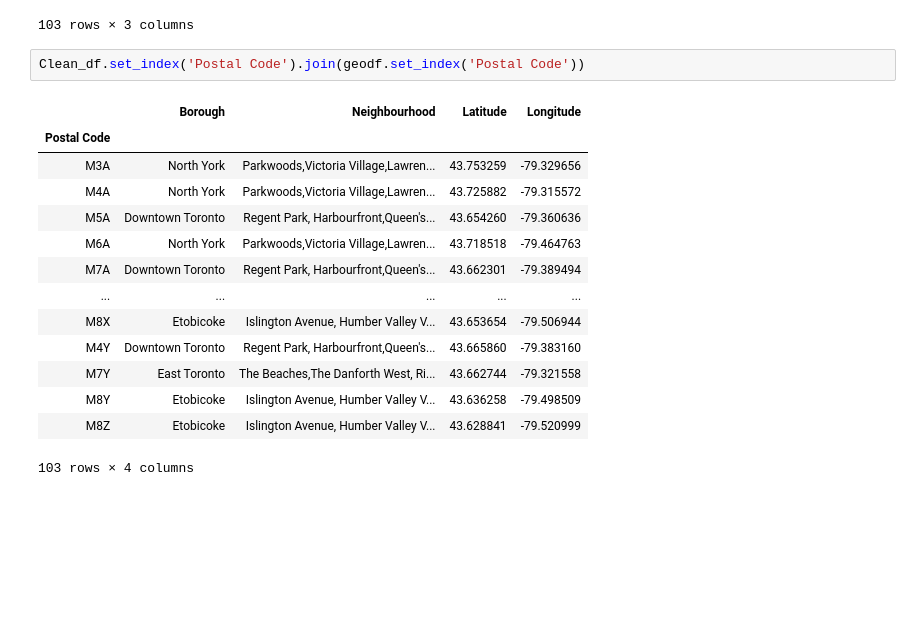
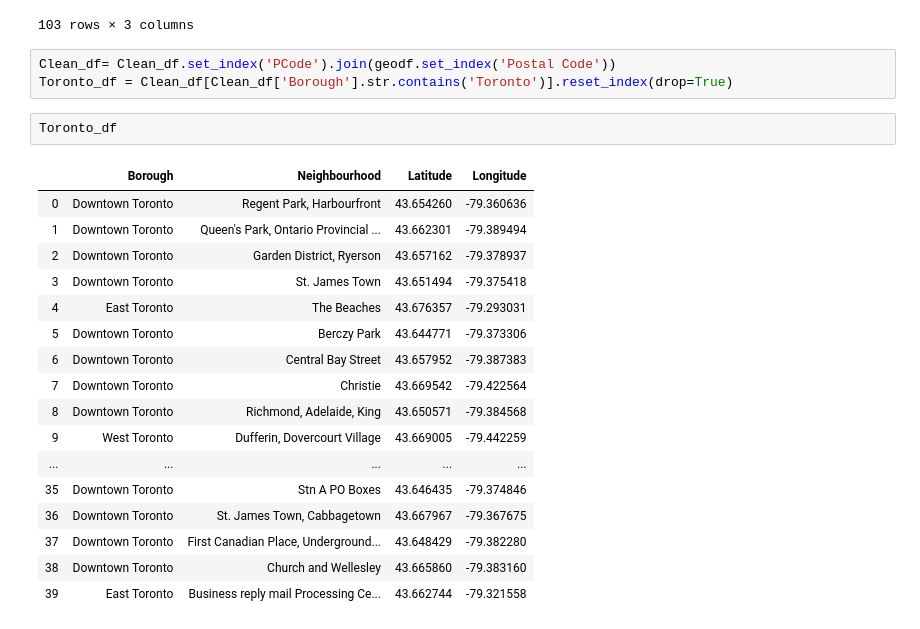
Before and after one commit to sadeghireza/IBM_DataScientice, a Jupyter notebook: Assignment Segmenting and Clustering Neighborhoods in Toronto-part2.ipynb, the cells around one changed output. Cells and saved outputs as stored; diff of their text form; blank space fills up the shorter version.

```diff
--- a/Assignment Segmenting and Clustering Neighborhoods in Toronto-part2.ipynb
+++ b/Assignment Segmenting and Clustering Neighborhoods in Toronto-part2.ipynb
@@ -158,19 +165,25 @@ geodf
 | 102 | M9W | 43.706748 | -79.594054 |
 103 rows × 3 columns
 # %%
-Clean_df.set_index('Postal Code').join(geodf.set_index('Postal Code'))
+Clean_df= Clean_df.set_index('PCode').join(geodf.set_index('Postal Code'))
+Toronto_df = Clean_df[Clean_df['Borough'].str.contains('Toronto')].reset_index(drop=True)
-# %% [output]
-|  | Borough | Neighbourhood | Latitude | Longitude |
-| Postal Code |  |  |  |  |
-| M3A | North York | Parkwoods,Victoria Village,Lawren... | 43.753259 | -79.329656 |
-| M4A | North York | Parkwoods,Victoria Village,Lawren... | 43.725882 | -79.315572 |
-| M5A | Downtown Toronto | Regent Park, Harbourfront,Queen's... | 43.654260 | -79.360636 |
-| M6A | North York | Parkwoods,Victoria Village,Lawren... | 43.718518 | -79.464763 |
-| M7A | Downtown Toronto | Regent Park, Harbourfront,Queen's... | 43.662301 | -79.389494 |
-| ... | ... | ... | ... | ... |
-| M8X | Etobicoke | Islington Avenue, Humber Valley V... | 43.653654 | -79.506944 |
-| M4Y | Downtown Toronto | Regent Park, Harbourfront,Queen's... | 43.665860 | -79.383160 |
-| M7Y | East Toronto | The Beaches,The Danforth West, Ri... | 43.662744 | -79.321558 |
-| M8Y | Etobicoke | Islington Avenue, Humber Valley V... | 43.636258 | -79.498509 |
-| M8Z | Etobicoke | Islington Avenue, Humber Valley V... | 43.628841 | -79.520999 |
-103 rows × 4 columns
+# %%
+Toronto_df
+# %% [output]
+|  | Borough | Neighbourhood | Latitude | Longitude |
+| 0 | Downtown Toronto | Regent Park, Harbourfront | 43.654260 | -79.360636 |
+| 1 | Downtown Toronto | Queen's Park, Ontario Provincial ... | 43.662301 | -79.389494 |
+| 2 | Downtown Toronto | Garden District, Ryerson | 43.657162 | -79.378937 |
+| 3 | Downtown Toronto | St. James Town | 43.651494 | -79.375418 |
+| 4 | East Toronto | The Beaches | 43.676357 | -79.293031 |
+| 5 | Downtown Toronto | Berczy Park | 43.644771 | -79.373306 |
+| 6 | Downtown Toronto | Central Bay Street | 43.657952 | -79.387383 |
+| 7 | Downtown Toronto | Christie | 43.669542 | -79.422564 |
+| 8 | Downtown Toronto | Richmond, Adelaide, King | 43.650571 | -79.384568 |
+| 9 | West Toronto | Dufferin, Dovercourt Village | 43.669005 | -79.442259 |
+| ... | ... | ... | ... | ... |
+| 35 | Downtown Toronto | Stn A PO Boxes | 43.646435 | -79.374846 |
+| 36 | Downtown Toronto | St. James Town, Cabbagetown | 43.667967 | -79.367675 |
+| 37 | Downtown Toronto | First Canadian Place, Underground... | 43.648429 | -79.382280 |
+| 38 | Downtown Toronto | Church and Wellesley | 43.665860 | -79.383160 |
+| 39 | East Toronto | Business reply mail Processing Ce... | 43.662744 | -79.321558 |
```
Also changed, not shown: parts of 9 cells of this notebook, 2 other files.
